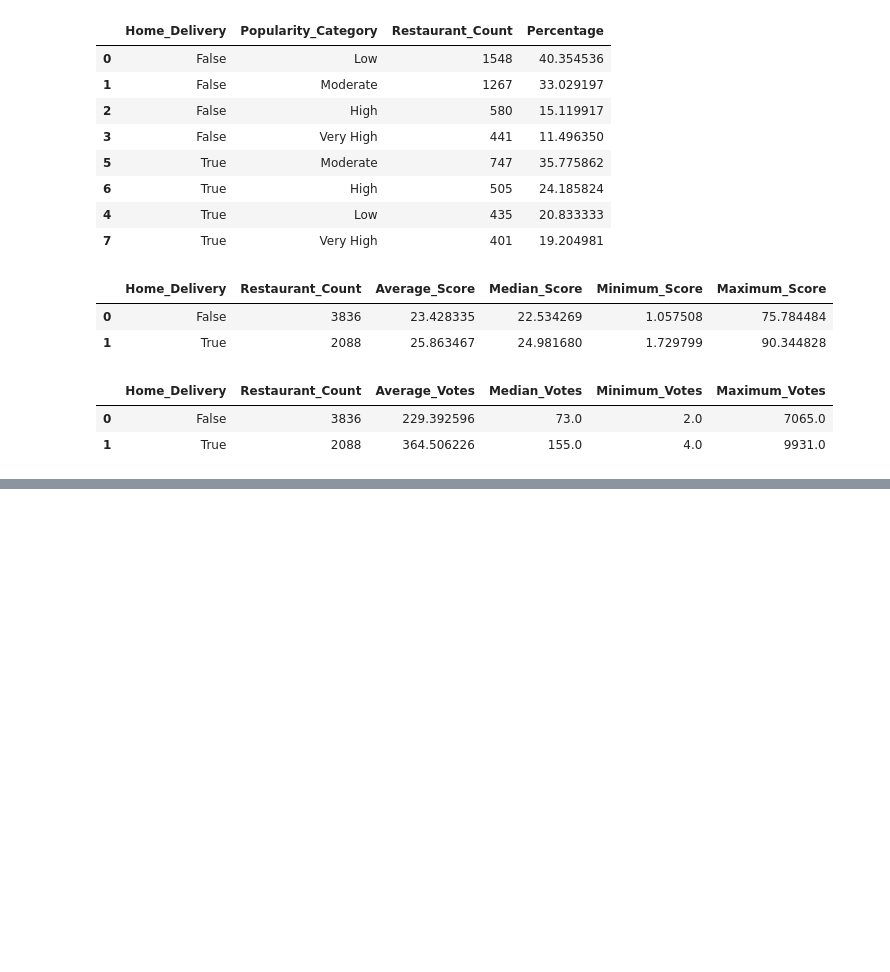
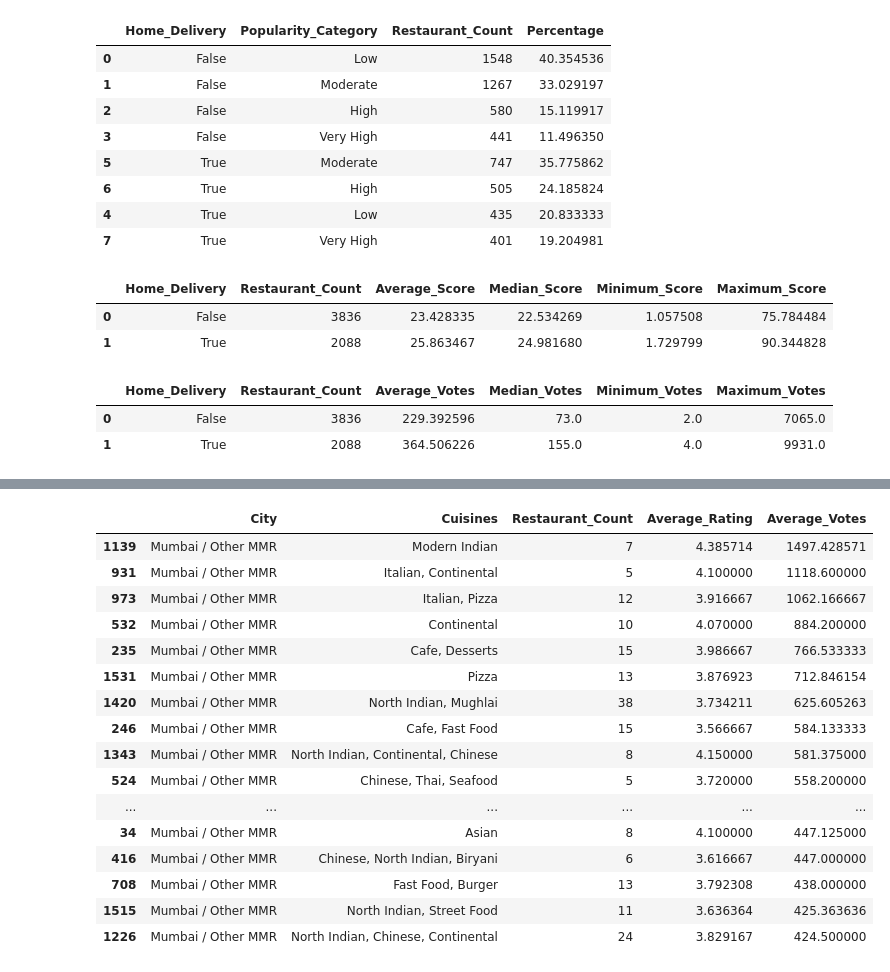
Before and after one commit to devika0624/mumbai-mmr-restaurant-market-intelligence, a Jupyter notebook: notebooks/02_mumbai_dataset_audit.ipynb, the cells around one changed output, grey strips where cells are left out. Cells and saved outputs as stored; diff of their text form; code cells hidden in the pictures; blank space fills up the shorter version.

```diff
--- a/notebooks/02_mumbai_dataset_audit.ipynb
+++ b/notebooks/02_mumbai_dataset_audit.ipynb
@@ -2113,0 +2592,48 @@ home_delivery_feature_count
+# %%
+# RQ8: Cuisine × City Market Gaps
+
+cuisine_city = (
+    df_clean[
+        df_clean["Cuisines"].notna() &
+        df_clean["City"].notna() &
+        df_clean["Rating"].notna() &
+        df_clean["Votes"].notna()
+    ]
+    .groupby(["City", "Cuisines"])
+    .agg(
+        Restaurant_Count=("Restaurant_Name", "count"),
+        Average_Rating=("Rating", "mean"),
+        Average_Votes=("Votes", "mean")
+    )
+    .reset_index()
+)
+
+# Keep cuisine-city combinations with at least 5 restaurants
+cuisine_city = cuisine_city[
+    cuisine_city["Restaurant_Count"] >= 5
+]
+
+cuisine_city = cuisine_city.sort_values(
+    ["City", "Average_Votes"],
+    ascending=[True, False]
+)
+
+cuisine_city.head(20)
+# %% [output]
+|  | City | Cuisines | Restaurant_Count | Average_Rating | Average_Votes |
+| 1139 | Mumbai / Other MMR | Modern Indian | 7 | 4.385714 | 1497.428571 |
+| 931 | Mumbai / Other MMR | Italian, Continental | 5 | 4.100000 | 1118.600000 |
+| 973 | Mumbai / Other MMR | Italian, Pizza | 12 | 3.916667 | 1062.166667 |
+| 532 | Mumbai / Other MMR | Continental | 10 | 4.070000 | 884.200000 |
+| 235 | Mumbai / Other MMR | Cafe, Desserts | 15 | 3.986667 | 766.533333 |
+| 1531 | Mumbai / Other MMR | Pizza | 13 | 3.876923 | 712.846154 |
+| 1420 | Mumbai / Other MMR | North Indian, Mughlai | 38 | 3.734211 | 625.605263 |
+| 246 | Mumbai / Other MMR | Cafe, Fast Food | 15 | 3.566667 | 584.133333 |
+| 1343 | Mumbai / Other MMR | North Indian, Continental, Chinese | 8 | 4.150000 | 581.375000 |
+| 524 | Mumbai / Other MMR | Chinese, Thai, Seafood | 5 | 3.720000 | 558.200000 |
+| ... | ... | ... | ... | ... | ... |
+| 34 | Mumbai / Other MMR | Asian | 8 | 4.100000 | 447.125000 |
+| 416 | Mumbai / Other MMR | Chinese, North Indian, Biryani | 6 | 3.616667 | 447.000000 |
+| 708 | Mumbai / Other MMR | Fast Food, Burger | 13 | 3.792308 | 438.000000 |
+| 1515 | Mumbai / Other MMR | North Indian, Street Food | 11 | 3.636364 | 425.363636 |
+| 1226 | Mumbai / Other MMR | North Indian, Chinese, Continental | 24 | 3.829167 | 424.500000 |
```
Also changed, not shown: parts of 17 cells of this notebook.
